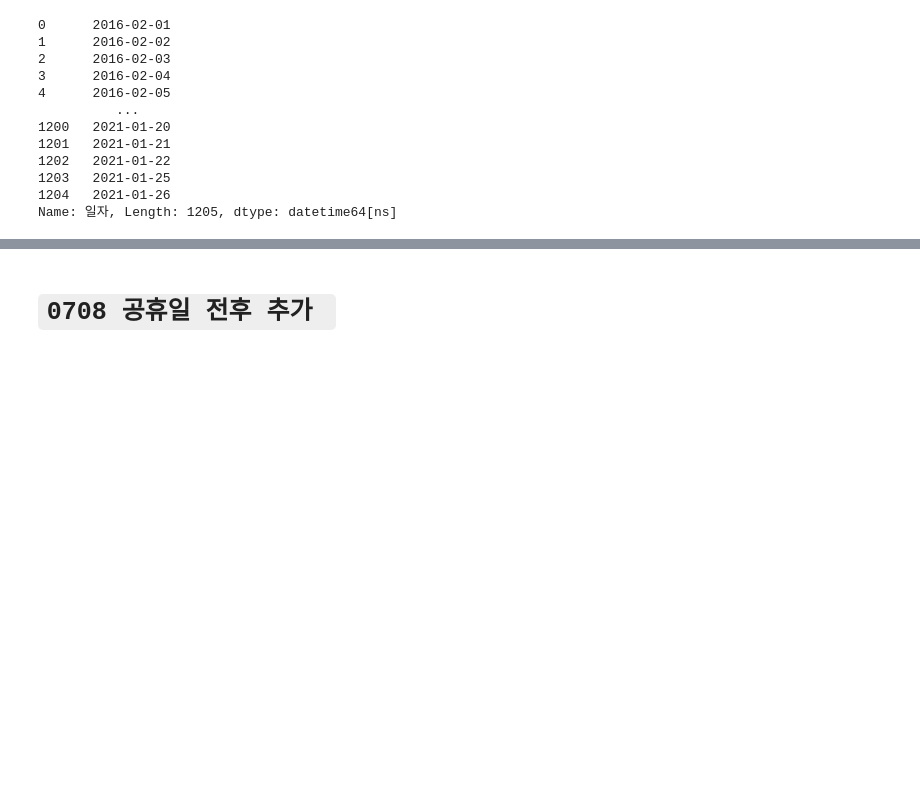
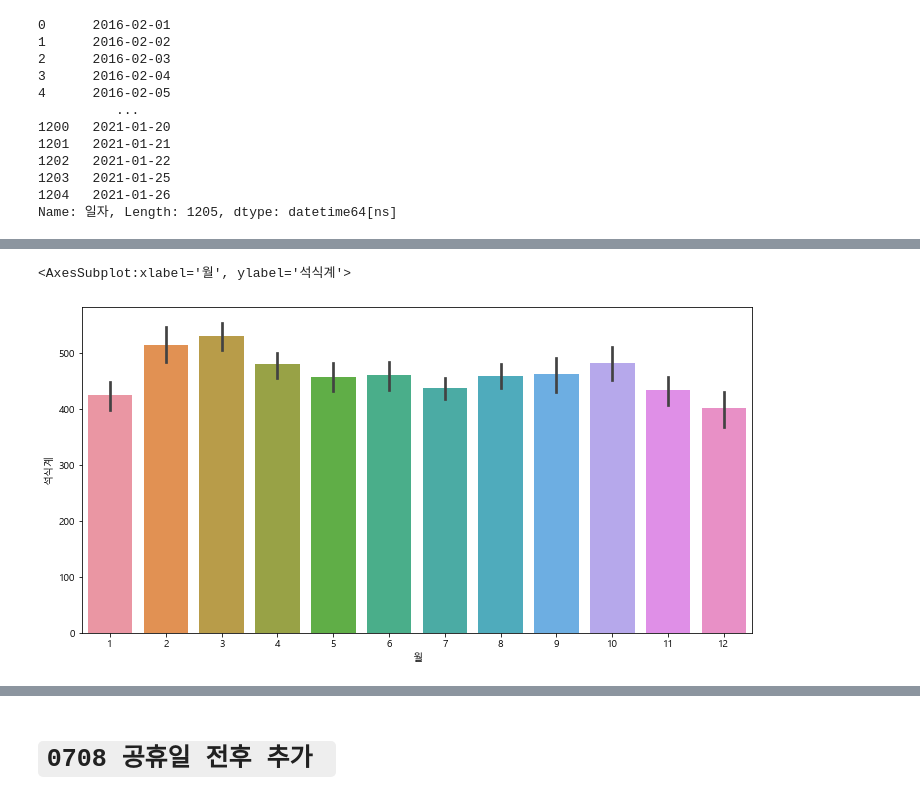
Before and after one commit to JBNU-JBIG/DACON-The_number_of_diners_in_the_cafeteria_Prediction, a Jupyter notebook: 0708_[베이스라인] 수정본.ipynb, the cells around one changed output, grey strips where cells are left out. Saved outputs shown, nothing was run; the diff lists cells and outputs as text; code cells hidden in the pictures; blank space fills up the shorter version.

```diff
--- a/0708_[베이스라인] 수정본.ipynb
+++ b/0708_[베이스라인] 수정본.ipynb
@@ -75,0 +89,6 @@ Name: 일자, Length: 1205, dtype: datetime64[ns]
+# %%
+plt.figure(figsize=(12,6))
+sns.barplot(train['월'], train['석식계'])
+# %% [output]
+<AxesSubplot:xlabel='월', ylabel='석식계'>
+[figure, added]
```
Also changed, not shown: parts of 24 cells of this notebook, 10 other files.
